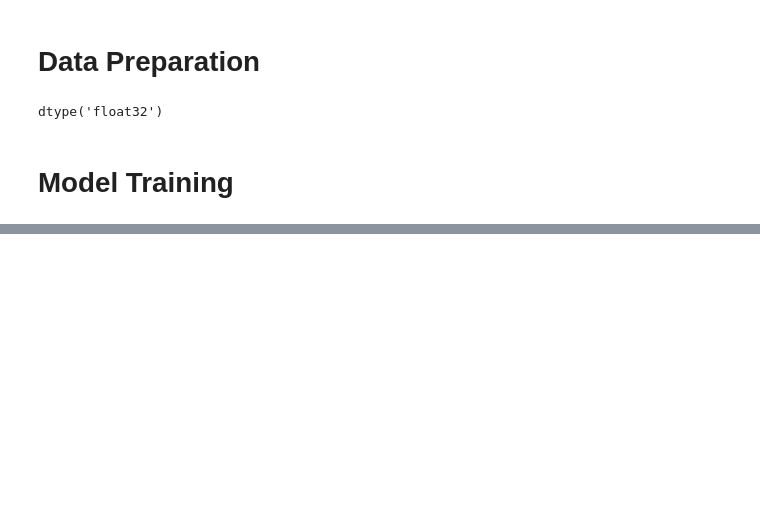
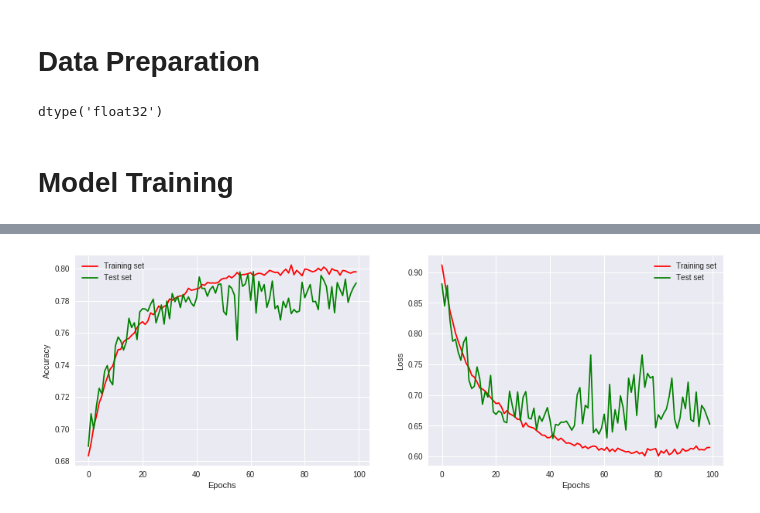
Before and after one commit to sandeeppalakkal/ML_Datascience_Practice, a Jupyter notebook: CIFAR10_in_Keras.ipynb, the cells around one changed output, grey strips where cells are left out. Saved outputs shown, nothing was run; the diff lists cells and outputs as text; code cells hidden in the pictures; blank space fills up the shorter version.

```diff
--- a/CIFAR10_in_Keras.ipynb
+++ b/CIFAR10_in_Keras.ipynb
@@ -171,16 +176,20 @@ print('Test accuracy:', scores[1])
 # %%
 # plot accuracy & loss curve
-def plot_training_curves(model)
-  fig,axes = plt.subplots(1,2)
+def plot_training_curves(model):
+  fig,axes = plt.subplots(1,2,figsize=(15,5))
   axes[0].plot(model.history.history['acc'],'r',label='Training set')
   axes[0].plot(model.history.history['val_acc'],'g',label='Test set')
-  axes[0].ylabel("Accuracy")
-  axes[0].xlabel("Epochs")
+  axes[0].set_xlabel("Epochs")
+  axes[0].set_ylabel("Accuracy")
   axes[0].legend(loc='best')
 
   axes[1].plot(model.history.history['loss'],'r',label='Training set')
   axes[1].plot(model.history.history['val_loss'],'g',label='Test set')
-  axes[1].ylabel("Loss")
-  axes[0].xlabel("Epochs")
+  axes[1].set_xlabel("Epochs")
+  axes[1].set_ylabel("Loss")
   axes[1].legend(loc='best')
   plt.show()
+# %%
+plot_training_curves(model)
+# %% [output]
+[figure, added]
```
Also changed, not shown: parts of 2 cells of this notebook.
